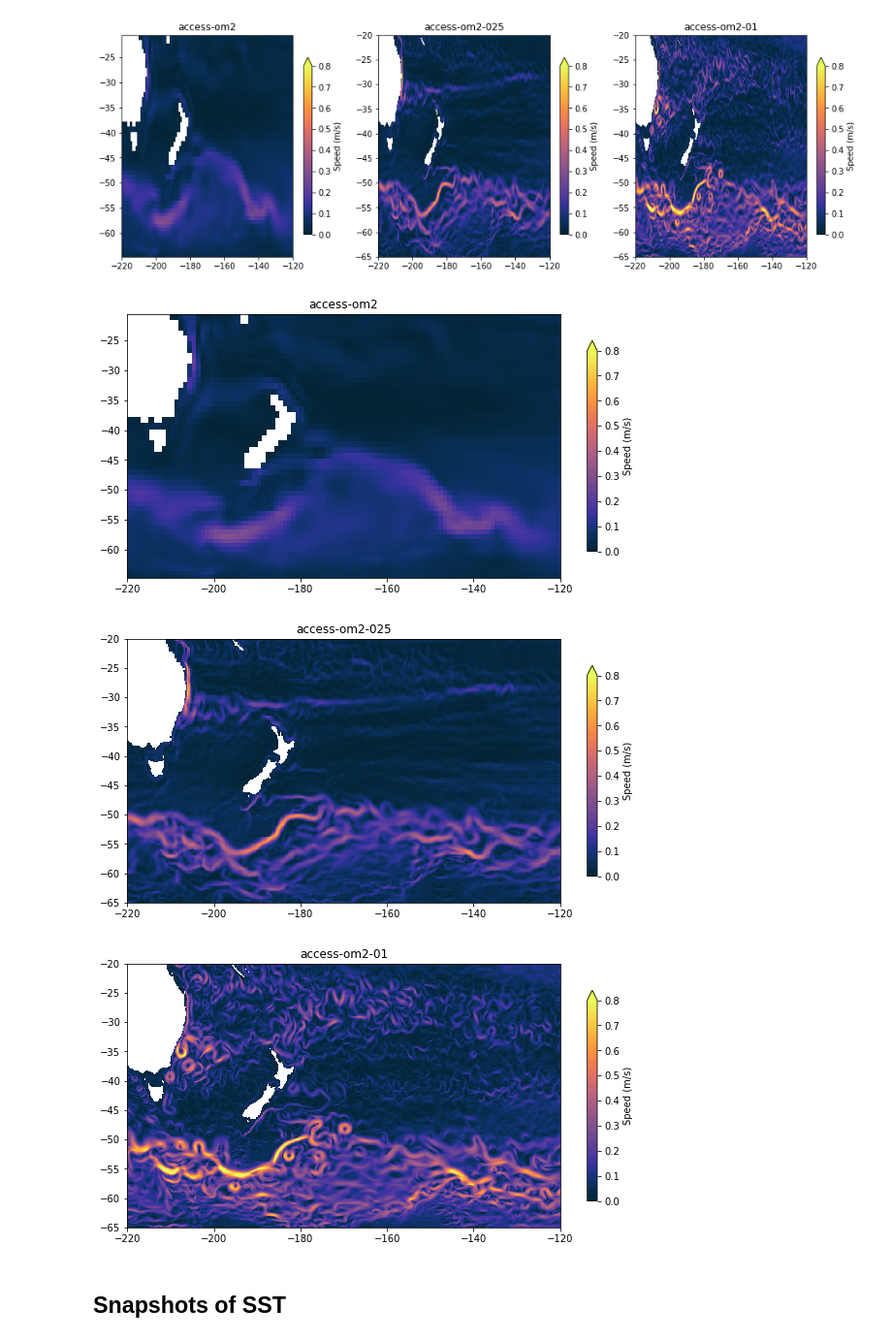
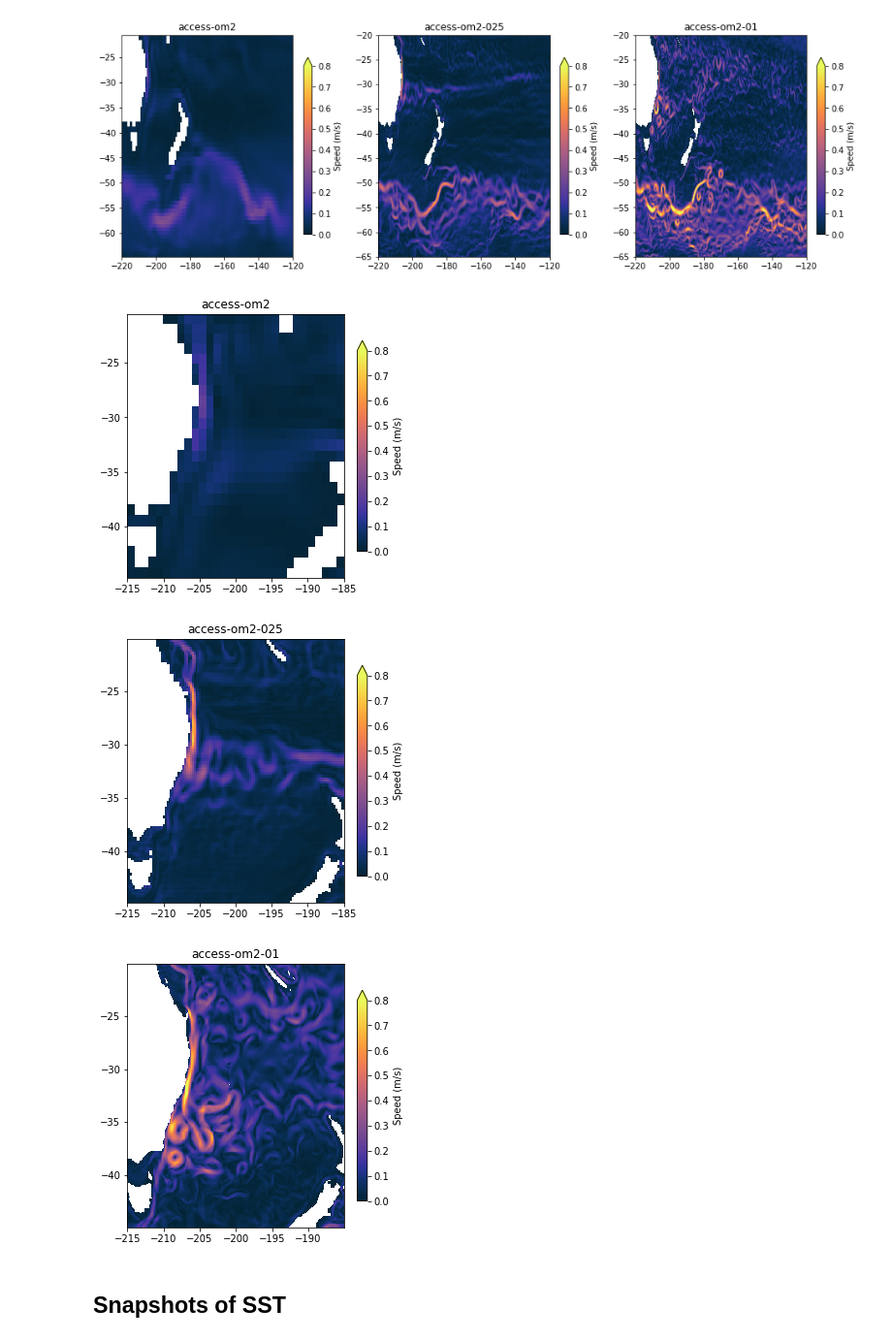
Before and after one commit to aekiss/cosima-cookbook, a Jupyter notebook: notebooks/AK-AMOS-2018-figures.ipynb, the cells around one changed output. Shown at 97% size. Cells and saved outputs as stored; diff of their text form; code cells hidden in the pictures.

```diff
--- a/notebooks/AK-AMOS-2018-figures.ipynb
+++ b/notebooks/AK-AMOS-2018-figures.ipynb
@@ -26,7 +26,7 @@ fields = []
 # location = [ minlon, maxlon, minlat, maxlat ]
 location = [140-360,240-360,-65,-20]  # EAC, ACC, South Pacific
 # location = [140-360,190-360,-65,-20]  # EAC and ACC
-# location = [145-360,175-360,-45,-20]  # EAC
+location = [145-360,175-360,-45,-20]  # EAC
 # location = [125-360,155-360,25,50]  # Kuroshio
 # location = [-85,-50,25,50]  # Gulf Stream
 # location = [10,40,-45,-20]  # Agulhas
@@ -87,18 +87,18 @@ plt.savefig(fname,dpi=300)
 # %%
 # separate fig for each case
 for i, config in enumerate(configs):
-#     fig = plt.figure(figsize=(5,5))
-    fig = plt.figure(figsize=(10,5))
+    fig = plt.figure(figsize=(5,5))
+#     fig = plt.figure(figsize=(10,5))
     ax = plt.axes()
     cax = ax.pcolormesh(fields[i].xu_ocean, fields[i].yu_ocean, fields[i],
                         shading='flat', cmap=cm.cm.thermal, vmin=0, vmax=.8)
     fig.colorbar(cax,shrink=0.8,label='Speed (m/s)',extend='max')
     plt.title(config, fontsize=12)
     plt.savefig('../../figures/speed_' + config + '_' + expts[i] + '_' + str(int(location[0])) + '_to_' + str(int(location[1])) + 'E_' + str(int(location[2])) + '_to_' + str(int(location[3])) + 'N.png',dpi=300)
 # %% [output]
-[figure, old version]
+[figure, new version]
-[figure, old version]
+[figure, new version]
-[figure, old version]
+[figure, new version]
 # %% [markdown]
 ## Snapshots of SST
 # %%
```
Also changed, not shown: parts of 17 cells of this notebook, 7 other files.
